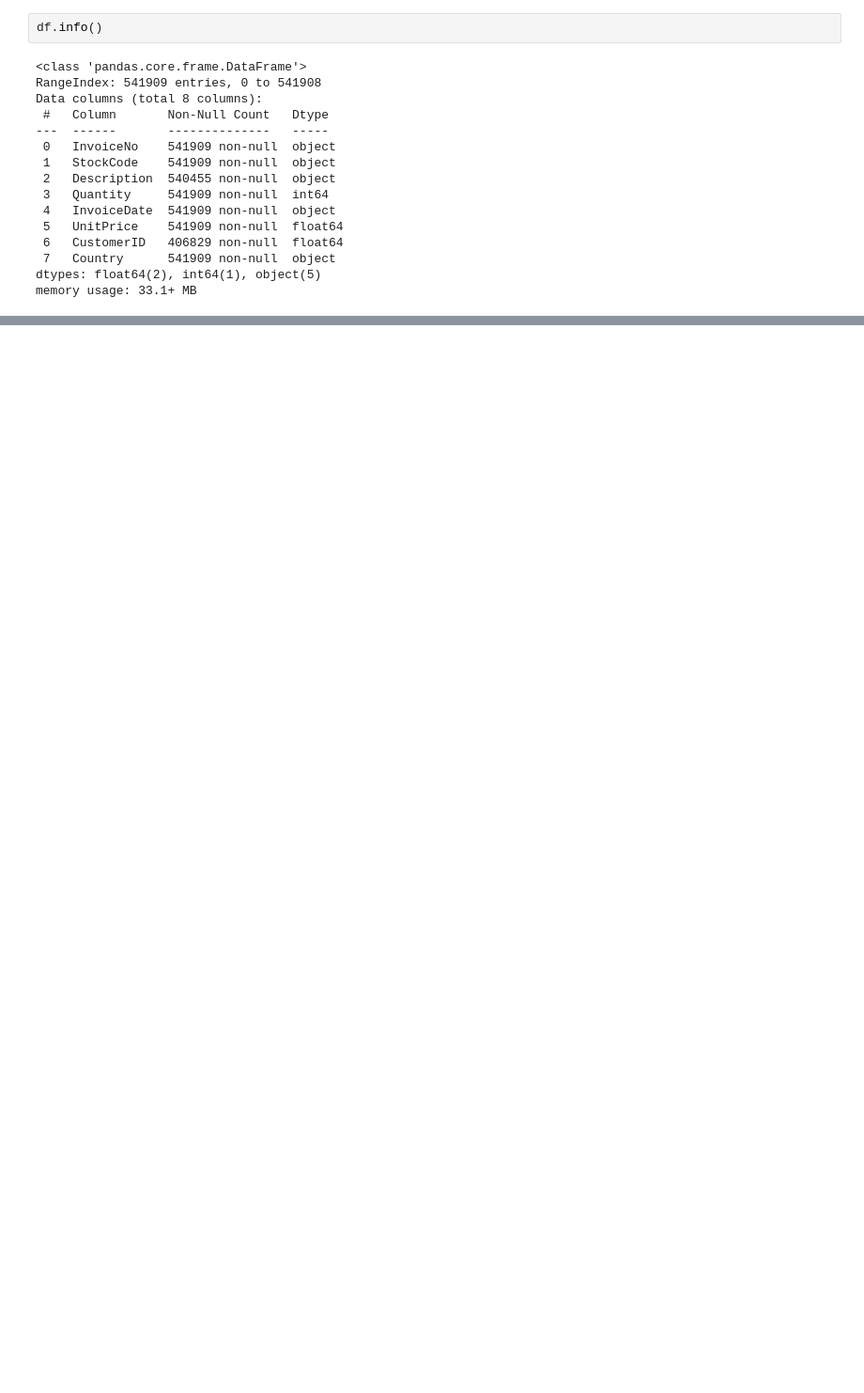
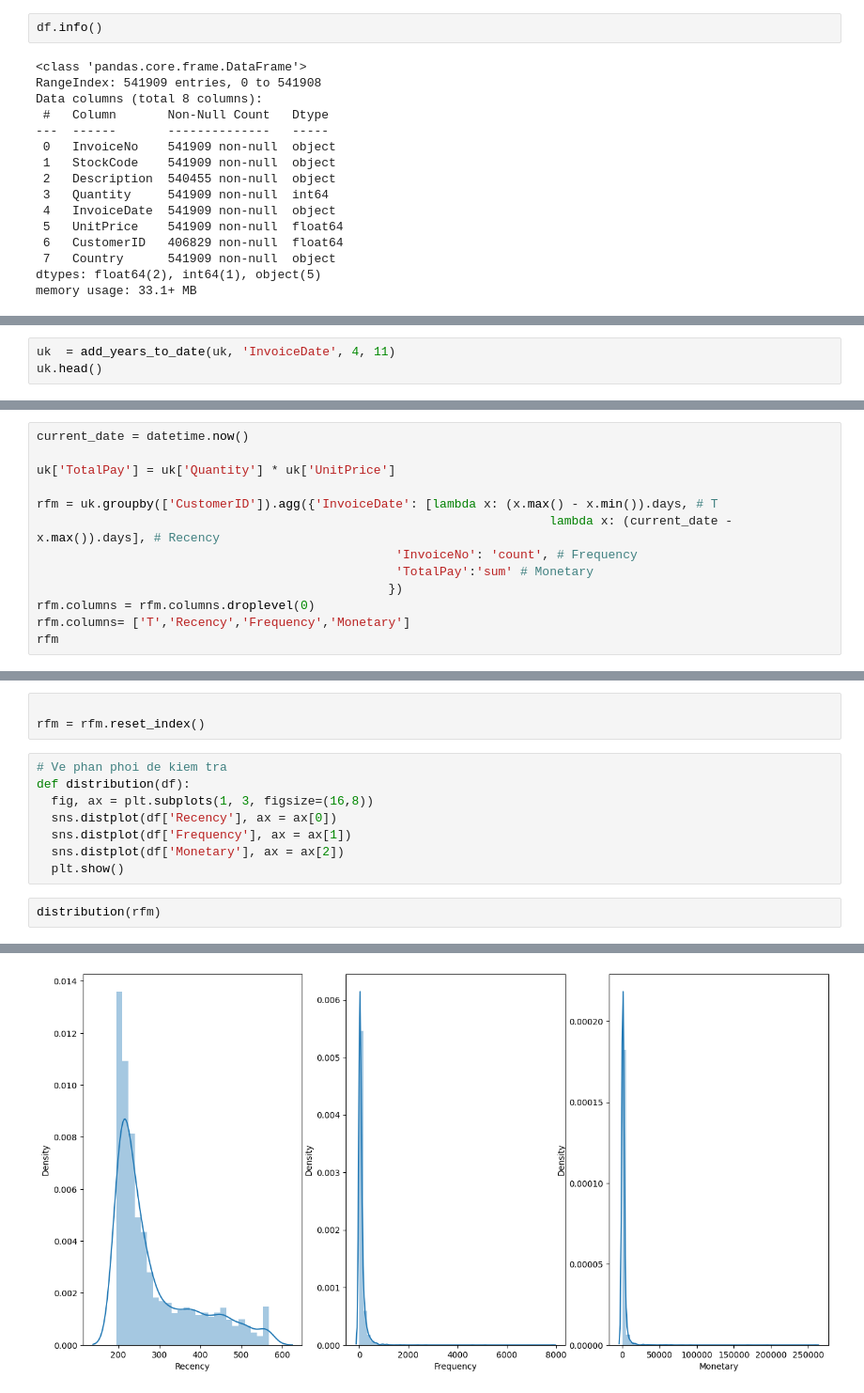
Before and after one commit to favkiet/Customer_segmentation, a Jupyter notebook: RFM.ipynb, the cells around one changed output, grey strips where cells are left out. Shown at 94% size. Cells and saved outputs as stored; diff of their text form; blank space fills up the shorter version.

```diff
--- a/RFM.ipynb
+++ b/RFM.ipynb
@@ -324,0 +114,3 @@ plt.show()
+# %%
+uk  = add_years_to_date(uk, 'InvoiceDate', 4, 11)
+uk.head()
@@ -324,0 +130,13 @@ plt.show()
+# %%
+current_date = datetime.now()
+
+uk['TotalPay'] = uk['Quantity'] * uk['UnitPrice']
+
+rfm = uk.groupby(['CustomerID']).agg({'InvoiceDate': [lambda x: (x.max() - x.min()).days, # T
+                                                                      lambda x: (current_date - x.max()).days], # Recency
+                                                 'InvoiceNo': 'count', # Frequency
+                                                 'TotalPay':'sum' # Monetary
+                                                })
+rfm.columns = rfm.columns.droplevel(0)
+rfm.columns= ['T','Recency','Frequency','Monetary']
+rfm
@@ -324,0 +158,14 @@ plt.show()
+# %%
+
+rfm = rfm.reset_index()
+# %%
+# Ve phan phoi de kiem tra
+def distribution(df):
+  fig, ax = plt.subplots(1, 3, figsize=(16,8))
+  sns.distplot(df['Recency'], ax = ax[0])
+  sns.distplot(df['Frequency'], ax = ax[1])
+  sns.distplot(df['Monetary'], ax = ax[2])
+  plt.show()
+# %%
+distribution(rfm)
+# %% [output]
@@ -324,0 +189 @@ plt.show()
+[figure, added]
```
Also changed, not shown: parts of 48 cells of this notebook.
